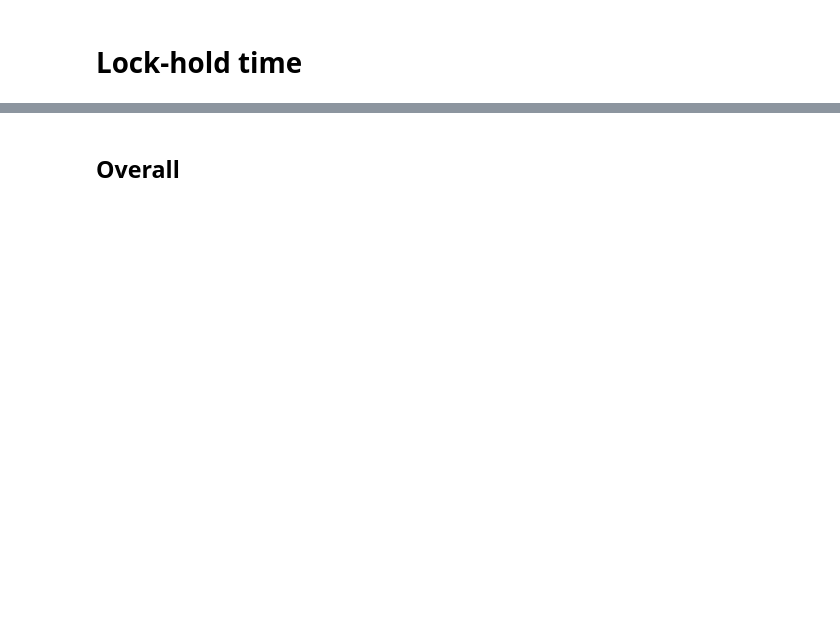
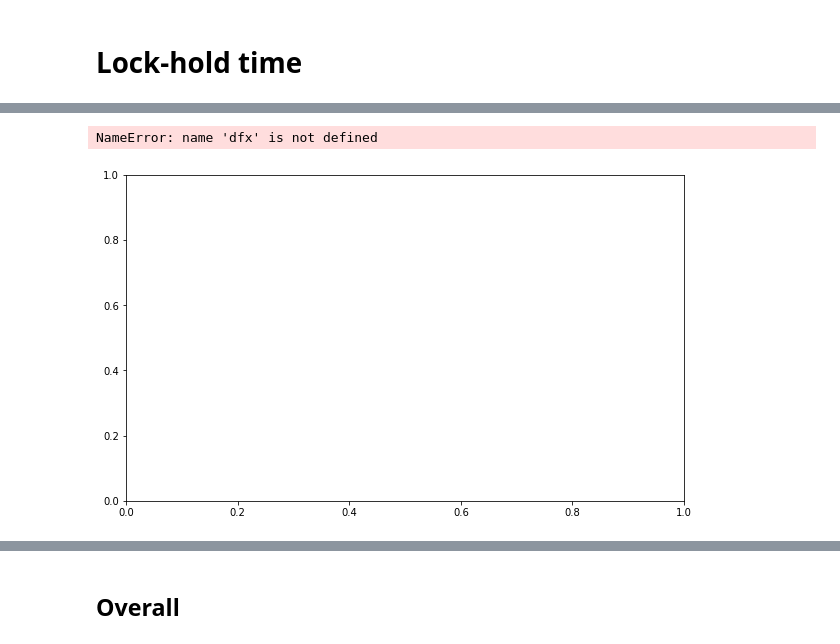
Before and after one commit to umd-dslam/DetockAnalysis, a Jupyter notebook: LatencyBreakdown.ipynb, the cells around one changed output, grey strips where cells are left out. Cells and saved outputs as stored; diff of their text form; code cells hidden in the pictures; blank space fills up the shorter version.

```diff
--- a/LatencyBreakdown.ipynb
+++ b/LatencyBreakdown.ipynb
@@ -68,0 +124,26 @@ baseline_df = event_diff(spark, f"{PREFIX}/baseline-clients50", "ENTER_MULTI_HOM
+# %%
+PREFIX = "main/ycsb"
+SAMPLE = 1.0
+
+from_event = "ENTER_SCHEDULER"
+to_event = "ENTER_WORKER"
+
+dfx = event_diff(spark, f"{PREFIX}/ddr_ts-clients600hot30mp100mh100", from_event, to_event)\
+    .sample(fraction=SAMPLE)\
+    .toPandas()
+# %%
+_, ax = plt.subplots(1, 1, figsize=(10, 6))
+# plot_cdf(ax, df2["diff"], label="baseline", linewidth=0)
+plot_cdf(ax, dfx.loc[dfx["coordinator_region"] == 0,"diff"], label="0", linewidth=0)
+plot_cdf(ax, dfx.loc[dfx["coordinator_region"] == 1,"diff"], label="1", linewidth=0)
+plot_cdf(ax, dfx.loc[dfx["coordinator_region"] == 2,"diff"], label="2", linewidth=0)
+plot_cdf(ax, dfx.loc[dfx["coordinator_region"] == 3,"diff"], label="3", linewidth=0)
+plot_cdf(ax, dfx.loc[dfx["coordinator_region"] == 4,"diff"], label="4", linewidth=0)
+plot_cdf(ax, dfx.loc[dfx["coordinator_region"] == 5,"diff"], label="5", linewidth=0)
+plot_cdf(ax, dfx.loc[dfx["coordinator_region"] == 6,"diff"], label="6", linewidth=0)
+plot_cdf(ax, dfx.loc[dfx["coordinator_region"] == 7,"diff"], label="7", linewidth=0)
+plt.legend()
+plt.tight_layout()
+# %% [output]
+NameError: name 'dfx' is not defined
+[figure, added]
```
Also changed, not shown: parts of 51 cells of this notebook, 6 other files.
